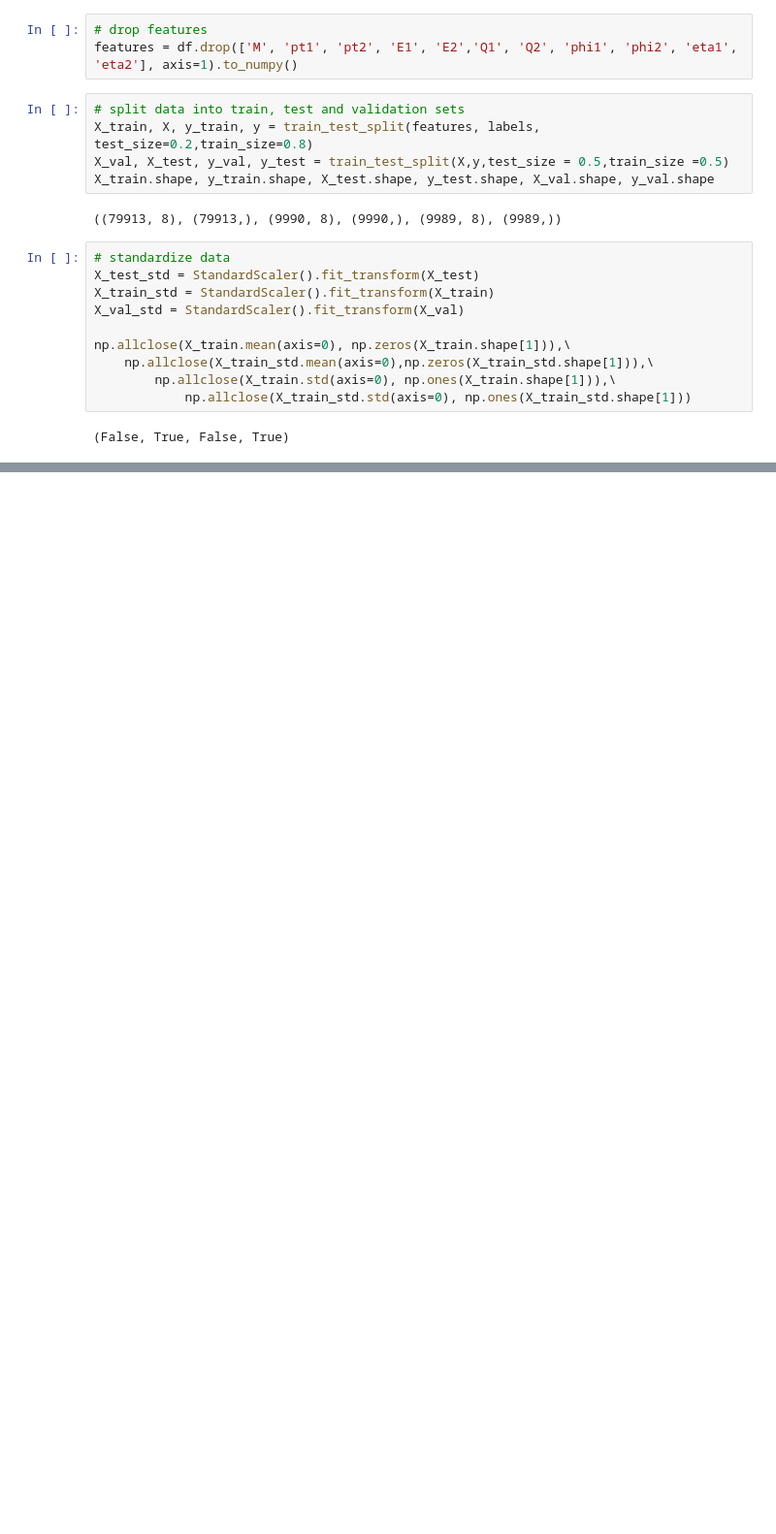
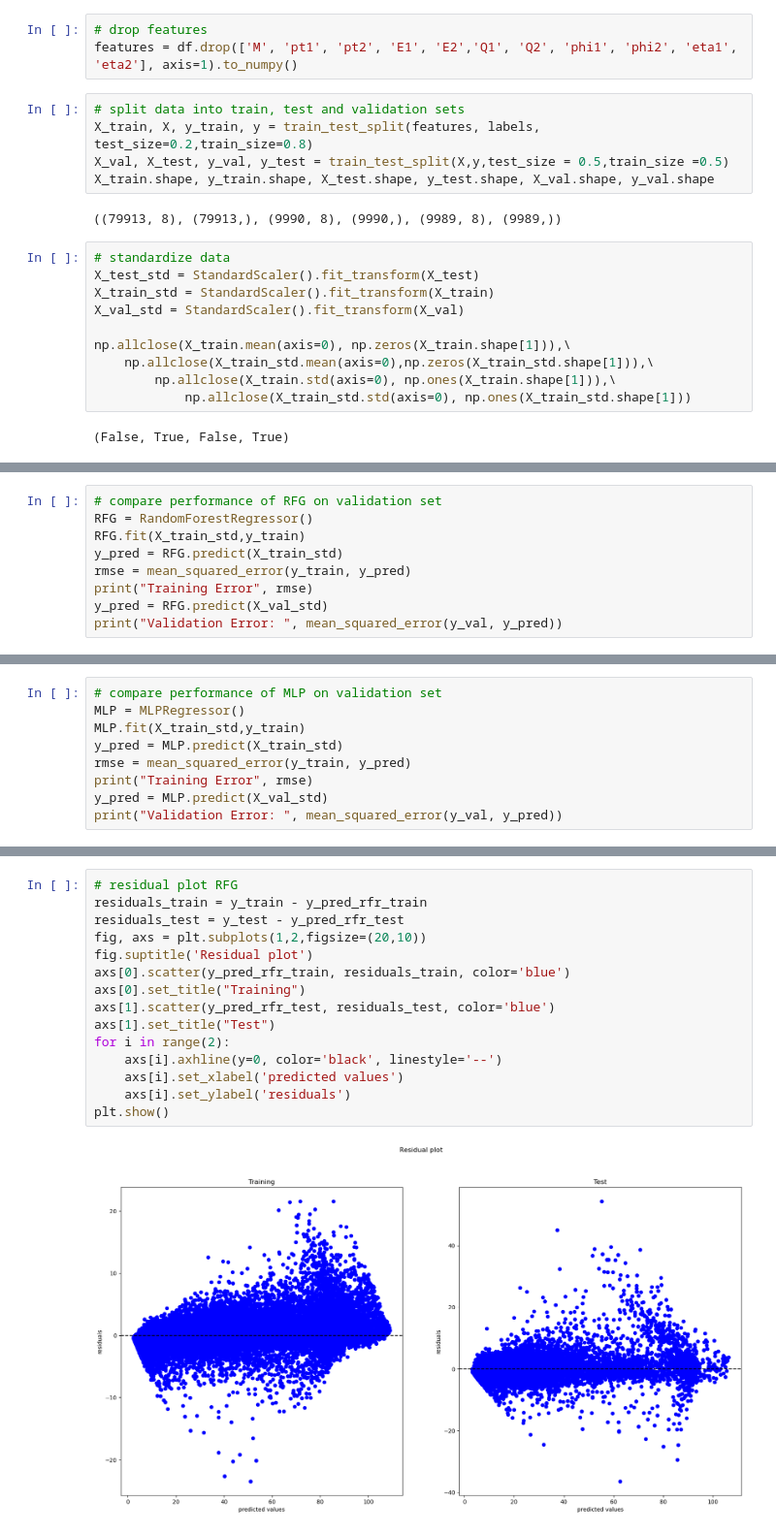
Before and after one commit to DimitrisGkoutzounis/Machine-Learning-Electron-Mass-Prediction, a Jupyter notebook: main.ipynb, the cells around one changed output, grey strips where cells are left out. Shown at 97% size. Drawn from its saved outputs; the diff is of its cells as text; blank space fills up the shorter version.

```diff
--- a/main.ipynb
+++ b/main.ipynb
@@ -181,0 +195,9 @@ np.allclose(X_train.mean(axis=0), np.zeros(X_train.shape[1])),\
+# %%
+# compare performance of RFG on validation set
+RFG = RandomForestRegressor()
+RFG.fit(X_train_std,y_train)
+y_pred = RFG.predict(X_train_std)
+rmse = mean_squared_error(y_train, y_pred)
+print("Training Error", rmse)
+y_pred = RFG.predict(X_val_std)
+print("Validation Error: ", mean_squared_error(y_val, y_pred))
@@ -181,0 +207,9 @@ np.allclose(X_train.mean(axis=0), np.zeros(X_train.shape[1])),\
+# %%
+# compare performance of MLP on validation set
+MLP = MLPRegressor()
+MLP.fit(X_train_std,y_train)
+y_pred = MLP.predict(X_train_std)
+rmse = mean_squared_error(y_train, y_pred)
+print("Training Error", rmse)
+y_pred = MLP.predict(X_val_std)
+print("Validation Error: ", mean_squared_error(y_val, y_pred))
@@ -349,2 +381,19 @@ test error 4.170918528864298
+# %%
+# residual plot RFG
+residuals_train = y_train - y_pred_rfr_train
+residuals_test = y_test - y_pred_rfr_test
+fig, axs = plt.subplots(1,2,figsize=(20,10))
+fig.suptitle('Residual plot')
+axs[0].scatter(y_pred_rfr_train, residuals_train, color='blue')
+axs[0].set_title("Training")
+axs[1].scatter(y_pred_rfr_test, residuals_test, color='blue')
+axs[1].set_title("Test")
+for i in range(2):
+    axs[i].axhline(y=0, color='black', linestyle='--')
+    axs[i].set_xlabel('predicted values')
+    axs[i].set_ylabel('residuals')
+plt.show()
+# %% [output]
+[figure, added]
 # %%
 # MLP Regression
```
Also changed, not shown: parts of 18 cells of this notebook.
